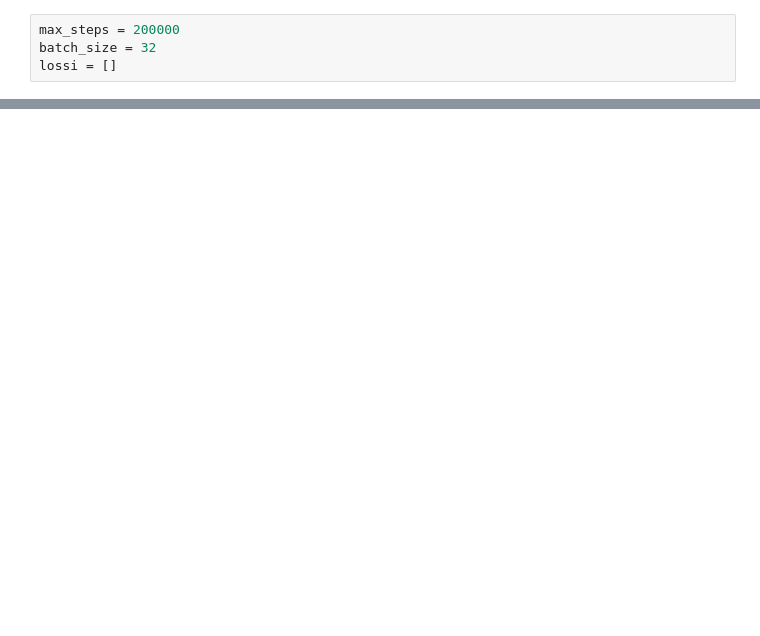
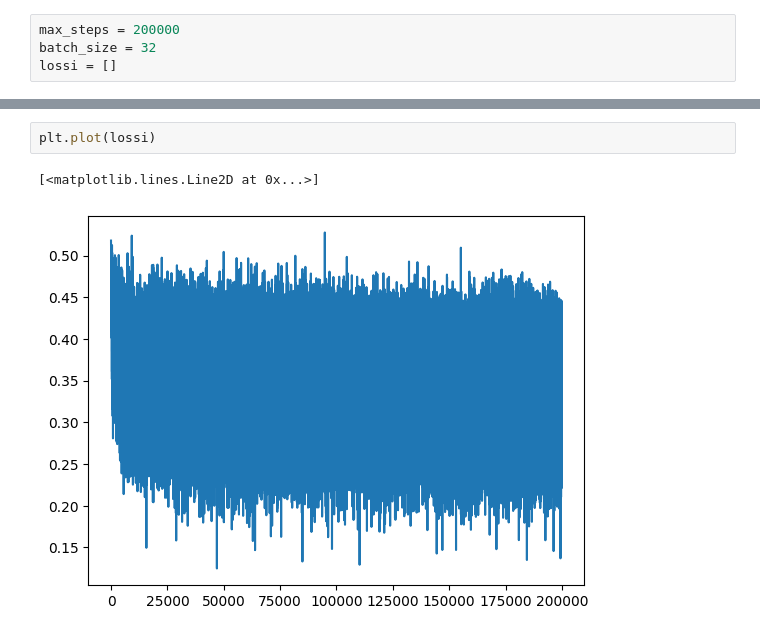
Before and after one commit to MossBeachBrothers/Visualize-Gradients, a Jupyter notebook: src/makemore3.ipynb, the cells around one changed output, grey strips where cells are left out. Cells and saved outputs as stored; diff of their text form; blank space fills up the shorter version.

```diff
--- a/src/makemore3.ipynb
+++ b/src/makemore3.ipynb
@@ -157,3 +190,8 @@ for i in range(max_steps):
+# %%
+plt.plot(lossi)
+# %% [output]
+[<matplotlib.lines.Line2D at 0x...>]
+[figure, added]
 # %%
 plt.figure(figsize=(20,10)) #visualize the activation of the tanh
 plt.imshow(h.abs() > 0.99, cmap='gray',interpolation='nearest')
```
Also changed, not shown: parts of 13 cells of this notebook.
